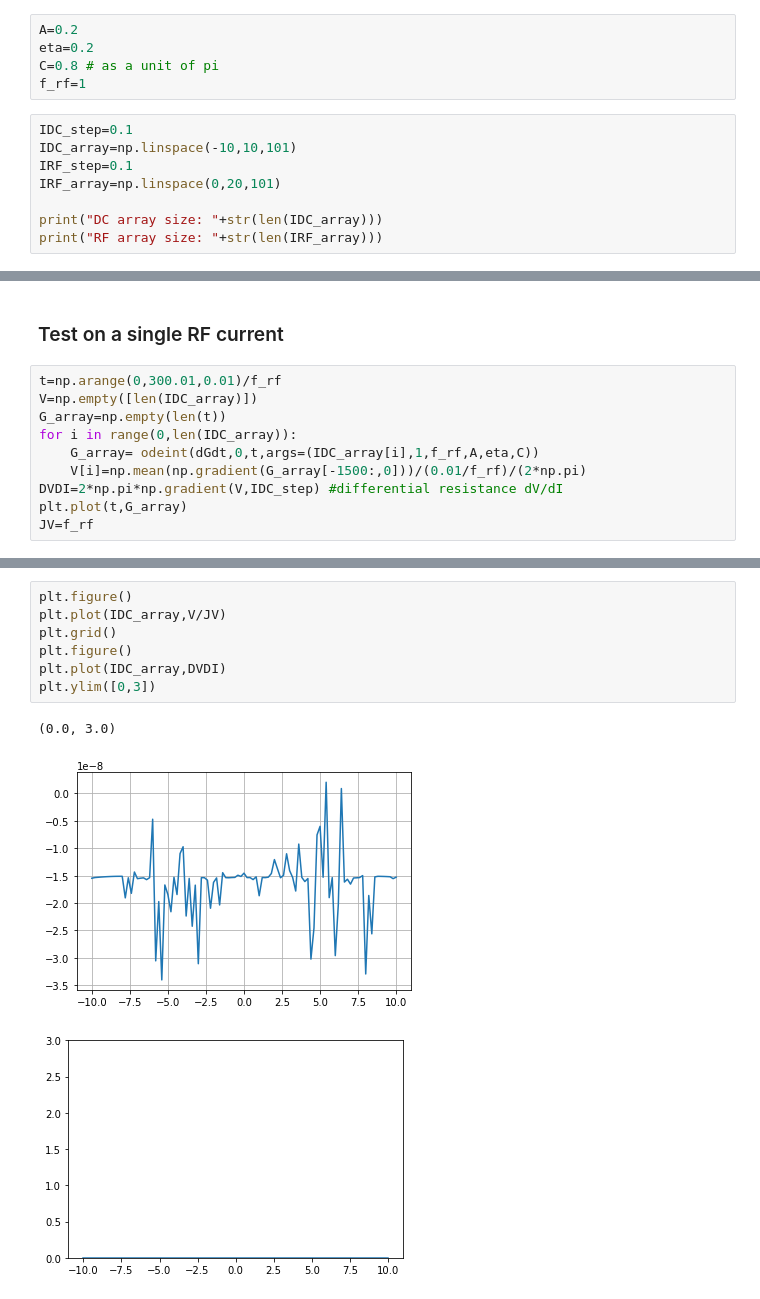
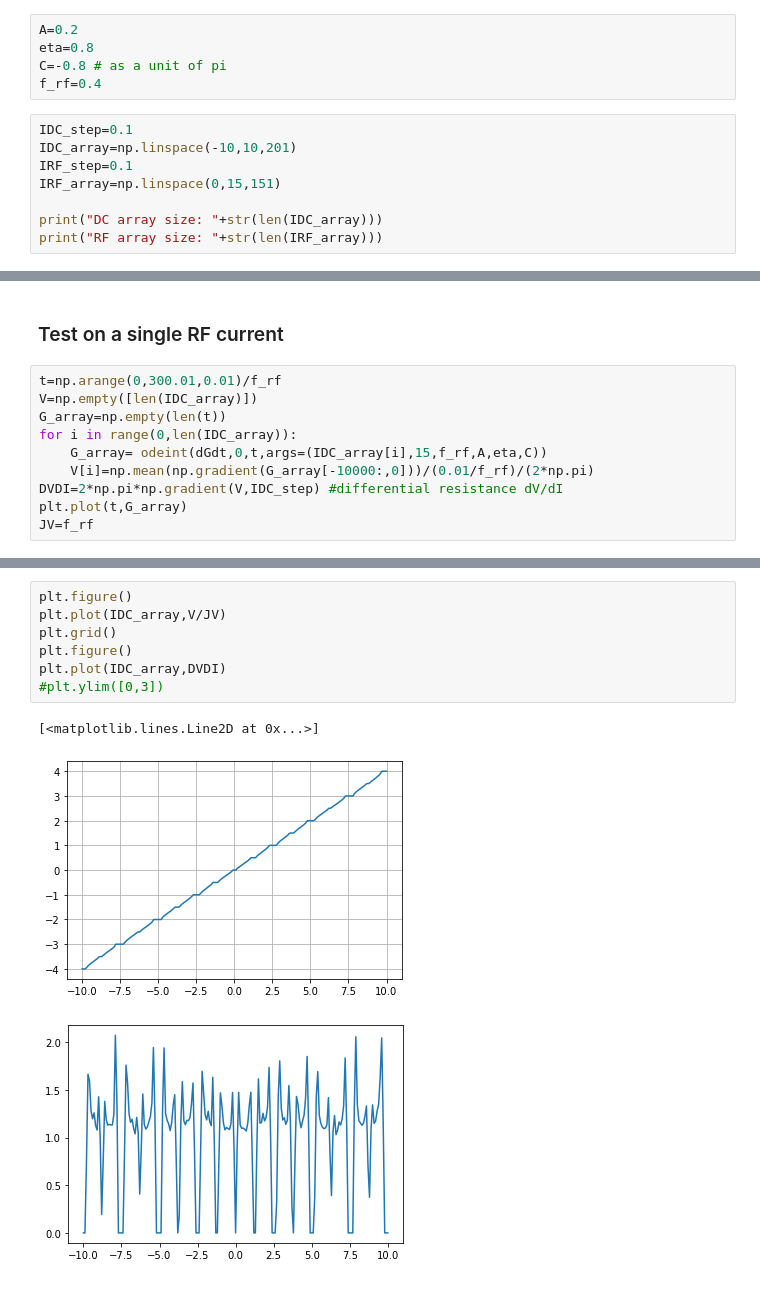
Before and after one commit to mingweii/Josephson-junction-simulations, a Jupyter notebook: Shapiro/two-channel-CPR/Shapiro_Diagram_RSJ_normalized_two_channels.ipynb, the cells around one changed output, grey strips where cells are left out. Saved outputs shown, nothing was run; the diff lists cells and outputs as text.

Commit message:
Add Fraunhofer, Switching analysis and update shapiro and DC simulation plot

```diff
--- a/Shapiro/two-channel-CPR/Shapiro_Diagram_RSJ_normalized_two_channels.ipynb
+++ b/Shapiro/two-channel-CPR/Shapiro_Diagram_RSJ_normalized_two_channels.ipynb
@@ -74,14 +74,14 @@ cpdef double dGdt(G,double t,double i_dc,double i_ac,double f_rf,double A, doubl
     return der
 # %%
 A=0.2
-eta=0.2
-C=0.8 # as a unit of pi
-f_rf=1
+eta=0.8
+C=-0.8 # as a unit of pi
+f_rf=0.4
 # %%
 IDC_step=0.1
-IDC_array=np.linspace(-10,10,101)
+IDC_array=np.linspace(-10,10,201)
 IRF_step=0.1
-IRF_array=np.linspace(0,20,101)
+IRF_array=np.linspace(0,15,151)
 
 print("DC array size: "+str(len(IDC_array)))
 print("RF array size: "+str(len(IRF_array)))
@@ -106,8 +106,8 @@ t=np.arange(0,300.01,0.01)/f_rf
 V=np.empty([len(IDC_array)])
 G_array=np.empty(len(t))
 for i in range(0,len(IDC_array)):
-    G_array= odeint(dGdt,0,t,args=(IDC_array[i],1,f_rf,A,eta,C))
-    V[i]=np.mean(np.gradient(G_array[-1500:,0]))/(0.01/f_rf)/(2*np.pi)
+    G_array= odeint(dGdt,0,t,args=(IDC_array[i],15,f_rf,A,eta,C))
+    V[i]=np.mean(np.gradient(G_array[-10000:,0]))/(0.01/f_rf)/(2*np.pi)
 DVDI=2*np.pi*np.gradient(V,IDC_step) #differential resistance dV/dI
 plt.plot(t,G_array)
 JV=f_rf
@@ -120,13 +116,13 @@ print(len(G_array[-1500:,0]))
 # %%
 plt.figure()
 plt.plot(IDC_array,V/JV)
 plt.grid()
 plt.figure()
 plt.plot(IDC_array,DVDI)
-plt.ylim([0,3])
+#plt.ylim([0,3])
 # %% [output]
-(0.0, 3.0)
+[<matplotlib.lines.Line2D at 0x...>]
-[figure, old version]
+[figure, new version]
-[figure, old version]
+[figure, new version]
 # %%
 _name_file = "f_"+str(f_rf)+"_A"+str(np.round(A,3))+"_eta"+str(np.round(eta,3))+"_C"+str(np.round(C,2))+"pi_norm"
```
Also changed, not shown: parts of 14 cells of this notebook, 7 other files.
